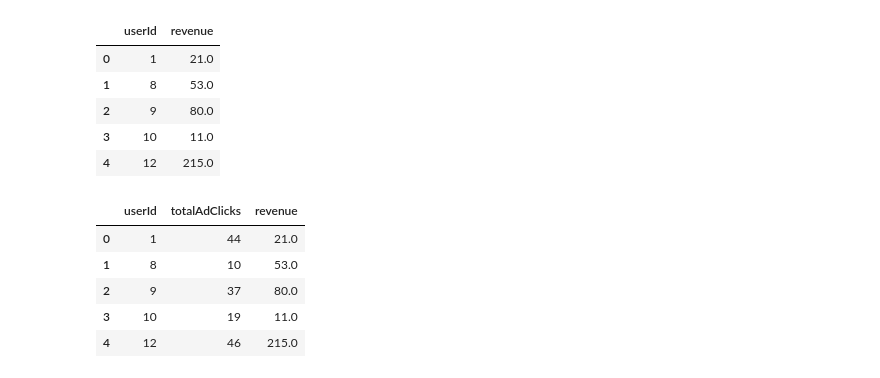
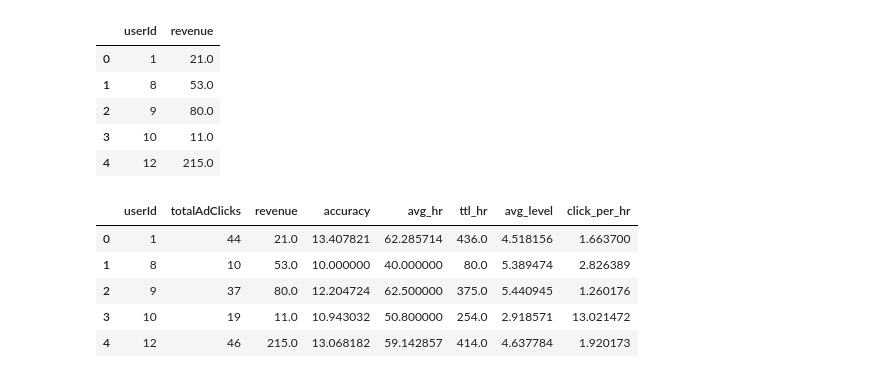
Before and after one commit to kiichi/CourseraBigData, a Jupyter notebook: jupyter/week3_pre.ipynb, the cells around one changed output. Cells and saved outputs as stored; diff of their text form; code cells hidden in the pictures.

```diff
--- a/jupyter/week3_pre.ipynb
+++ b/jupyter/week3_pre.ipynb
@@ -29,0 +104,8 @@ buyclicksDF.head(5)
+# %%
+gameDF['click'] = 1
+clickSessDF = gameDF.groupby("userSessionId")['click'].sum().reset_index()
+clickCombined = clickSessDF.merge(sessCombined,on='userSessionId')
+# remove duration = 0
+clickCombined = clickCombined[clickCombined['duration'] > 0]
+clickCombined['click_per_hr'] = clickCombined['click'] / clickCombined['duration']
+clickCombined.head(5)
@@ -29,0 +119,3 @@ buyclicksDF.head(5)
+# %%
+clickPerHour = clickCombined.groupby("userId")['click_per_hr'].mean().reset_index()
+clickPerHour.head(5)
@@ -29,0 +129,4 @@ buyclicksDF.head(5)
+# %%
+level = gameDF.groupby("userId")['teamLevel'].mean().reset_index()
+level.columns=['userId','avg_level']
+level.head(5)
@@ -29,0 +140,10 @@ buyclicksDF.head(5)
+# %%
+# filter only top3 buyer game info
+# How many hits they made?
+hits = gameDF.groupby('userId')['isHit'].sum()
+# What is the total number of challenge?
+ttl_cnt = gameDF.groupby('userId')['isHit'].size()
+# Calculate Hit Accuracy
+accuracy = pd.DataFrame(100 * hits/ttl_cnt).reset_index()
+accuracy.columns = ['userId','accuracy']
+accuracy.head(5)
@@ -73,11 +205,16 @@ revenuePerUser.head(n=5)
 | 4 | 12 | 215.0 |
 # %%
 combinedDF = adsPerUser.merge(revenuePerUser, on='userId') #userId, adCount, price
+combinedDF = combinedDF.merge(accuracy, on='userId')
+combinedDF = combinedDF.merge(duration, on='userId')
+combinedDF = combinedDF.merge(level, on='userId')
+combinedDF = combinedDF.merge(clickPerHour, on='userId')
+clickPerHour
 combinedDF.head(5)
 # %% [output]
-|  | userId | totalAdClicks | revenue |
-| 0 | 1 | 44 | 21.0 |
-| 1 | 8 | 10 | 53.0 |
-| 2 | 9 | 37 | 80.0 |
-| 3 | 10 | 19 | 11.0 |
-| 4 | 12 | 46 | 215.0 |
+|  | userId | totalAdClicks | revenue | accuracy | avg_hr | ttl_hr | avg_level | click_per_hr |
+| 0 | 1 | 44 | 21.0 | 13.407821 | 62.285714 | 436.0 | 4.518156 | 1.663700 |
+| 1 | 8 | 10 | 53.0 | 10.000000 | 40.000000 | 80.0 | 5.389474 | 2.826389 |
+| 2 | 9 | 37 | 80.0 | 12.204724 | 62.500000 | 375.0 | 5.440945 | 1.260176 |
+| 3 | 10 | 19 | 11.0 | 10.943032 | 50.800000 | 254.0 | 2.918571 | 13.021472 |
+| 4 | 12 | 46 | 215.0 | 13.068182 | 59.142857 | 414.0 | 4.637784 | 1.920173 |
```
Also changed, not shown: parts of 17 cells of this notebook, 3 other files.
